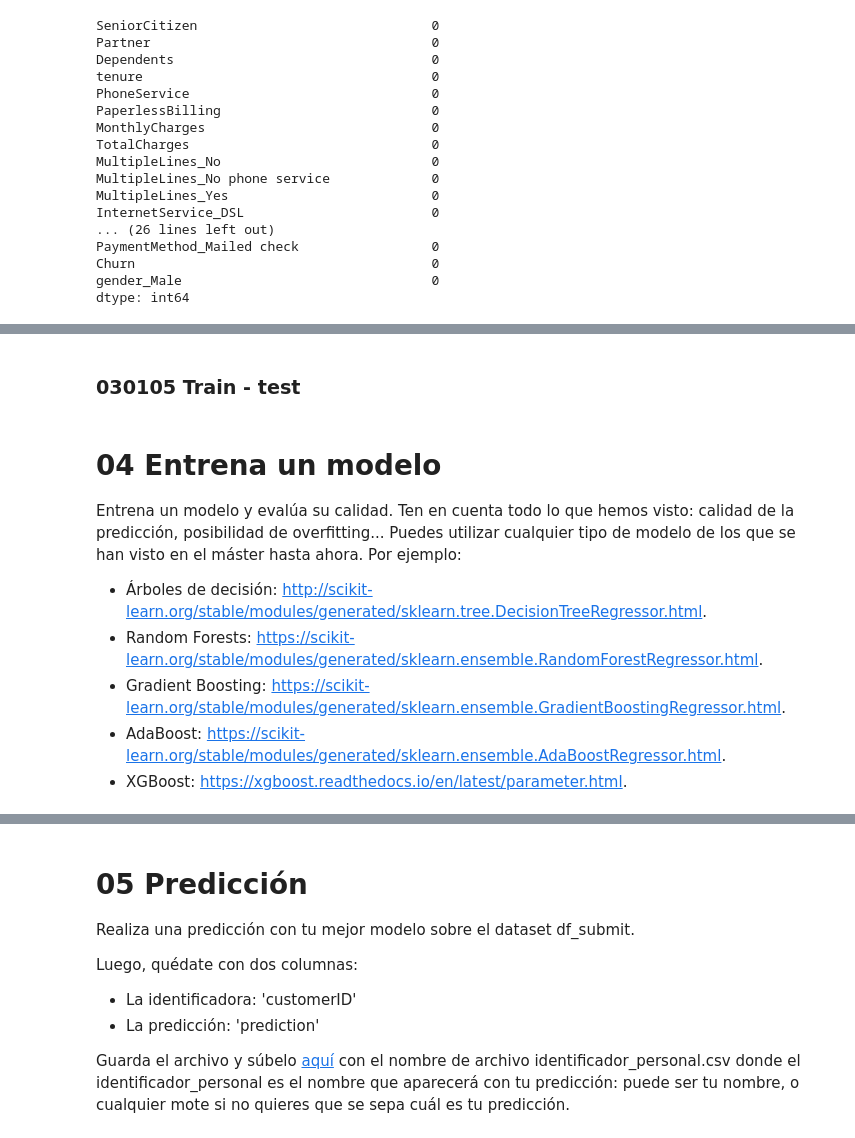
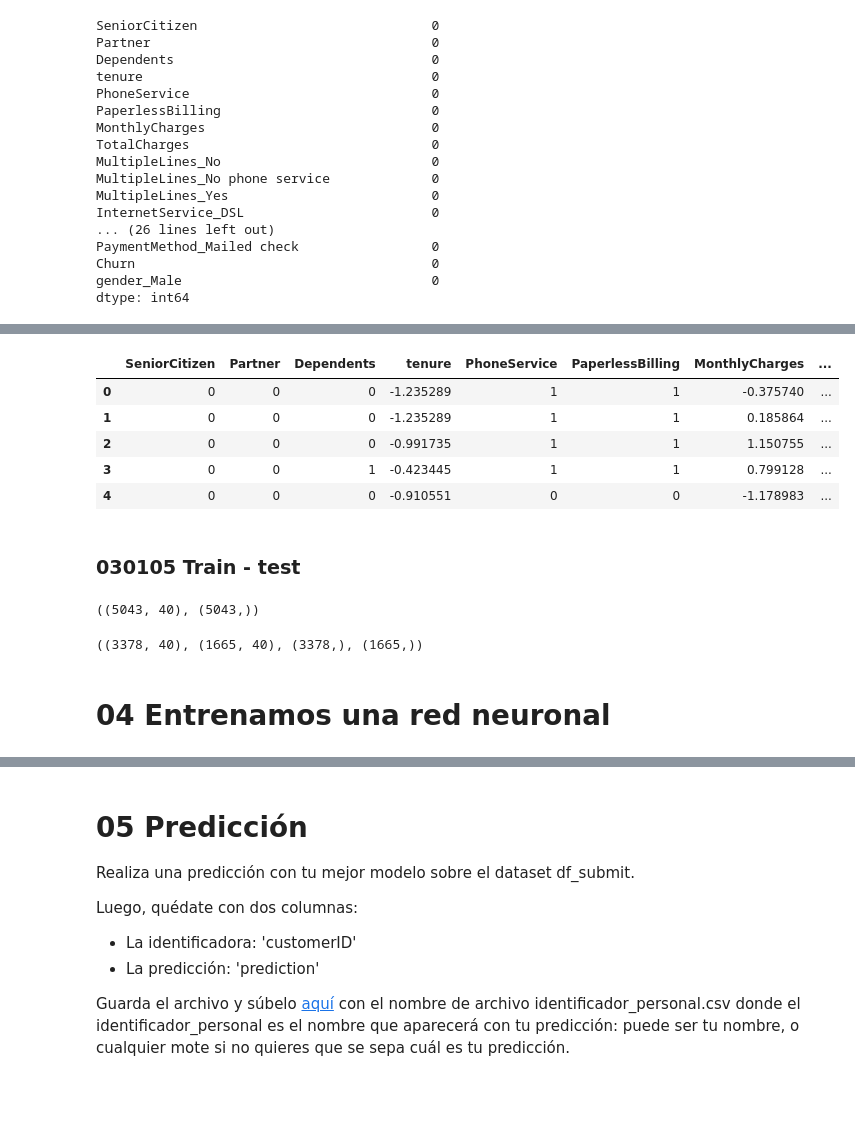
Before and after one commit to JotaBlanco/TheValley, a Jupyter notebook: Advanced_ML_AI/Clase_03_Intro_Redes_Neuronales/03A_Introducción_Redes_Neuronales.ipynb, the cells around one changed output, grey strips where cells are left out. Saved outputs shown, nothing was run; the diff lists cells and outputs as text; code cells hidden in the pictures; blank space fills up the shorter version.

```diff
--- a/Advanced_ML_AI/Clase_03_Intro_Redes_Neuronales/03A_Introducción_Redes_Neuronales.ipynb
+++ b/Advanced_ML_AI/Clase_03_Intro_Redes_Neuronales/03A_Introducción_Redes_Neuronales.ipynb
@@ -227,3 +238,29 @@ Estandarizamos las variables numéricas.
+# %%
+# columnas no binarias
+df.loc[:,df.isin([0,1]).all()==False].columns
+
+# non-binary cols
+non_binary_cols = ['tenure', 'MonthlyCharges', 'TotalCharges']
+
+from sklearn.preprocessing import StandardScaler
+
+# Inicializamos objeto de normalización
+scaler = StandardScaler()
+
+# "Entrenamos" el objeto
+scaler.fit(df[non_binary_cols])
+
+# Transformamos las columnas no binarias
+df[non_binary_cols] = scaler.transform(df[non_binary_cols])
+
+df.head()
+# %% [output]
+|  | SeniorCitizen | Partner | Dependents | tenure | PhoneService | PaperlessBilling | MonthlyCharges | ... |
+| 0 | 0 | 0 | 0 | -1.235289 | 1 | 1 | -0.375740 | ... |
+| 1 | 0 | 0 | 0 | -1.235289 | 1 | 1 | 0.185864 | ... |
+| 2 | 0 | 0 | 0 | -0.991735 | 1 | 1 | 1.150755 | ... |
+| 3 | 0 | 0 | 1 | -0.423445 | 1 | 1 | 0.799128 | ... |
+| 4 | 0 | 0 | 0 | -0.910551 | 0 | 0 | -1.178983 | ... |
 # %% [markdown]
 ### 030105 Train - test
 # %%
@@ -234,6 +271,8 @@ y = df['Churn']
 
 # Comprueba sus tamaños
 X.shape, y.shape
+# %% [output]
+((5043, 40), (5043,))
 # %%
 # Haz la partición train-test
 X_train, X_test, y_train, y_test = train_test_split(X,
@@ -243,12 +282,7 @@ X_train, X_test, y_train, y_test = train_test_split(X,
 
 # Comprueba sus tamaños
 X_train.shape, X_test.shape, y_train.shape, y_test.shape
+# %% [output]
+((3378, 40), (1665, 40), (3378,), (1665,))
-# %% [markdown]
-# 04 Entrena un modelo
-Entrena un modelo y evalúa su calidad. Ten en cuenta todo lo que hemos visto: calidad de la predicción, posibilidad de overfitting...
-Puedes utilizar cualquier tipo de modelo de los que se han visto en el máster hasta ahora. Por ejemplo:
-- Árboles de decisión: http://scikit-learn.org/stable/modules/generated/sklearn.tree.DecisionTreeRegressor.html.
-- Random Forests: https://scikit-learn.org/stable/modules/generated/sklearn.ensemble.RandomForestRegressor.html.
-- Gradient Boosting: https://scikit-learn.org/stable/modules/generated/sklearn.ensemble.GradientBoostingRegressor.html.
-- AdaBoost: https://scikit-learn.org/stable/modules/generated/sklearn.ensemble.AdaBoostRegressor.html.
-- XGBoost: https://xgboost.readthedocs.io/en/latest/parameter.html.
+# %% [markdown]
+# 04 Entrenamos una red neuronal
```
Also changed, not shown: parts of 15 cells of this notebook.
